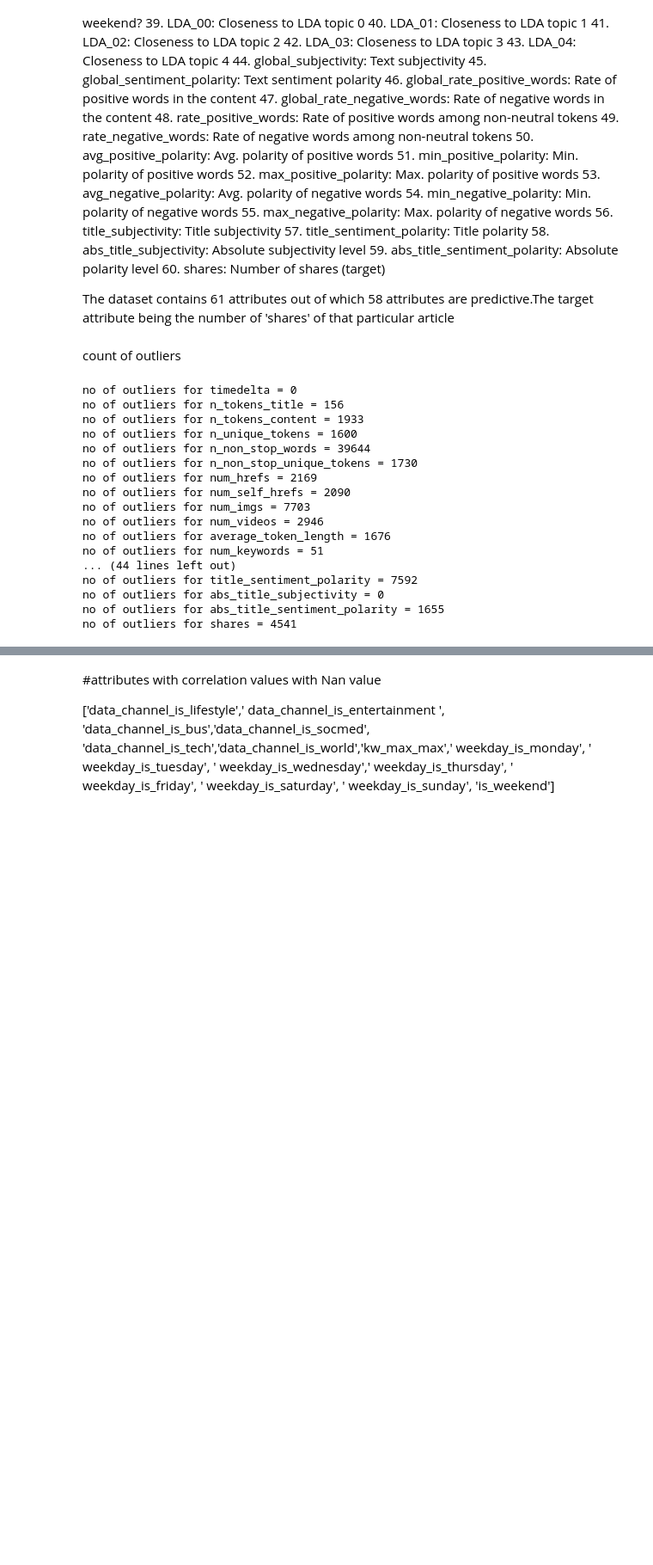
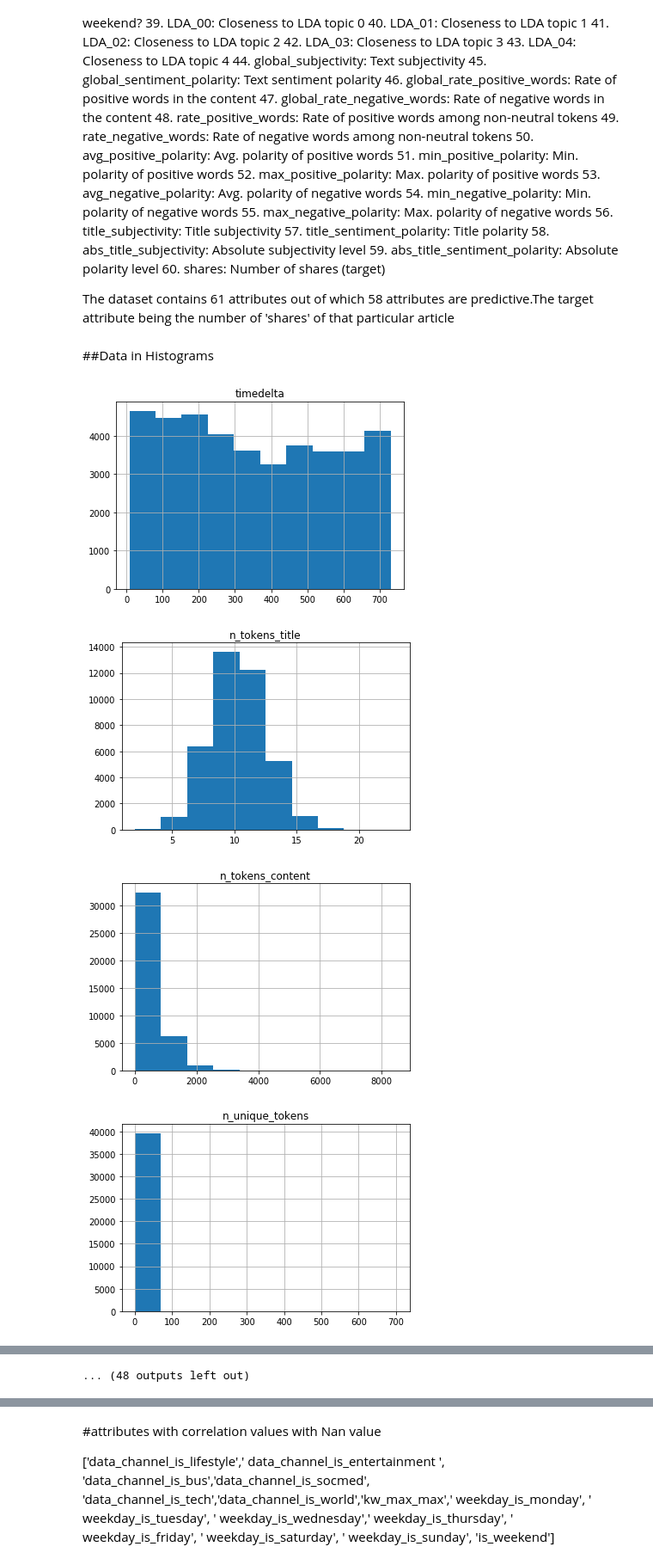
Before and after one commit to ilsravanthi/-Springboard-Assingments, a Jupyter notebook: project_data_cleaning.ipynb, the cells around one changed output, grey strips where cells are left out. Shown at 86% size. Cells and saved outputs as stored; diff of their text form; code cells hidden in the pictures; blank space fills up the shorter version.

Commit message:
data_cleaning

```diff
--- a/project_data_cleaning.ipynb
+++ b/project_data_cleaning.ipynb
@@ -134,50 +150,13 @@ Attribute Information:
     60. shares:                        Number of shares (target)
 
 The dataset contains 61 attributes out of which 58 attributes are predictive.The target attribute being the number of 'shares' of that particular article
-# %% [markdown]
-count of outliers
-# %%
-#list of columsn with outliers
-
-for i in list (data.columns):
-
-    dict_stats = dict(data[i].describe())
-    Q1 = round(dict_stats['25%'] , 3)
-    Q3 = round(dict_stats['75%'] , 3)
-    median = round(dict_stats['50%'] , 3)
-    IQR = Q3-Q1
-    lower_threshold = Q1 - 1.5 * IQR
-    upper_threshold = Q3 + 1.5 * IQR
-
-    #print('mean =', round(dict_stats['mean'] , 3)),
-    #print('std =',round(dict_stats['std'] , 3)),
-    #print("median =", median),
-    #print("lower quartile =",round(lower_threshold ,3)),
-    #print("upper quartile =" ,round(upper_threshold ,3))
-
-
-    count = 0
-    for row  in data[i]:
-        if (row < lower_threshold)  or (row > upper_threshold):
-            #print(data[data.i==row].index.values.astype(int))
-            count += 1
-    #if count != 0 :
-    print("no of outliers for {} = {}".format(i,count) )
-# %% [output]
-no of outliers for timedelta = 0
-no of outliers for n_tokens_title = 156
-no of outliers for n_tokens_content = 1933
-no of outliers for n_unique_tokens = 1600
-no of outliers for n_non_stop_words = 39644
-no of outliers for n_non_stop_unique_tokens = 1730
-no of outliers for num_hrefs = 2169
-no of outliers for num_self_hrefs = 2090
-no of outliers for num_imgs = 7703
-no of outliers for num_videos = 2946
-no of outliers for average_token_length = 1676
-no of outliers for num_keywords = 51
-... (44 lines left out)
-no of outliers for title_sentiment_polarity = 7592
-no of outliers for abs_title_subjectivity = 0
-no of outliers for abs_title_sentiment_polarity = 1655
-no of outliers for shares = 4541
+# %% [markdown]
+##Data in Histograms
+# %%
+for i in data.iloc[:,0:60]:
+    data.hist(i)#, sharex=True, sharey=True, bins=5, figsize=(3,3))
+# %% [output]
+[figure, added]
+[figure, added]
+[figure, added]
+[figure, added]
@@ -183,0 +171 @@ no of outliers for shares = 4541
+... (48 outputs left out)
```
Also changed, not shown: parts of 14 cells of this notebook.
